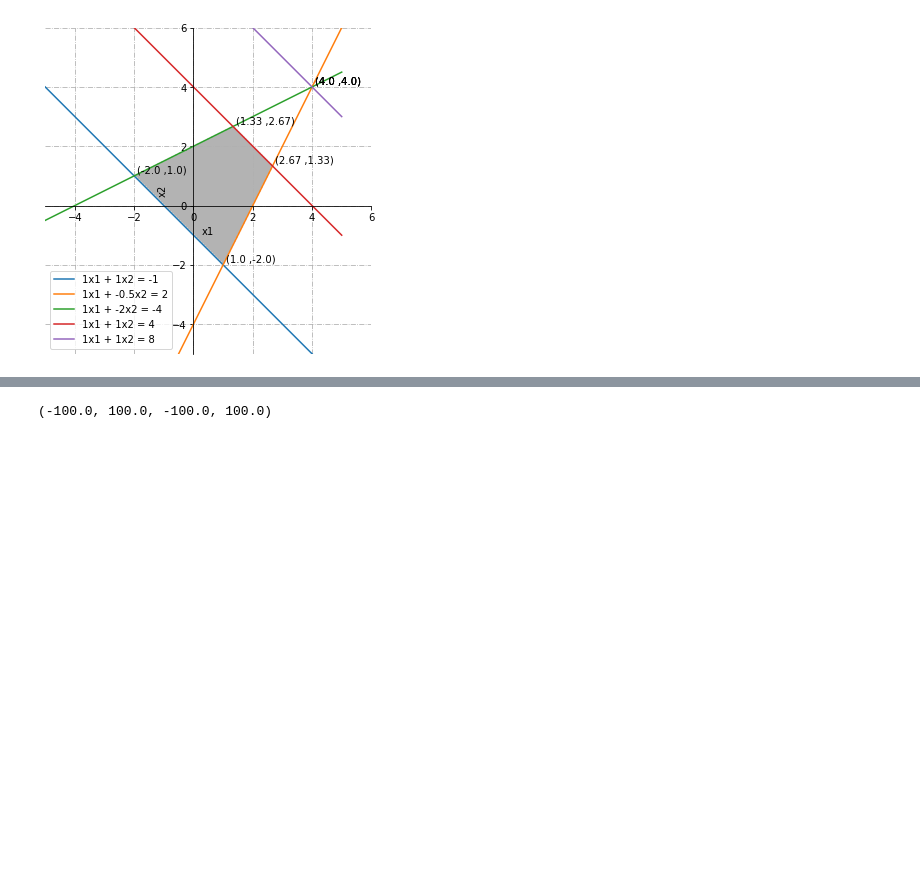
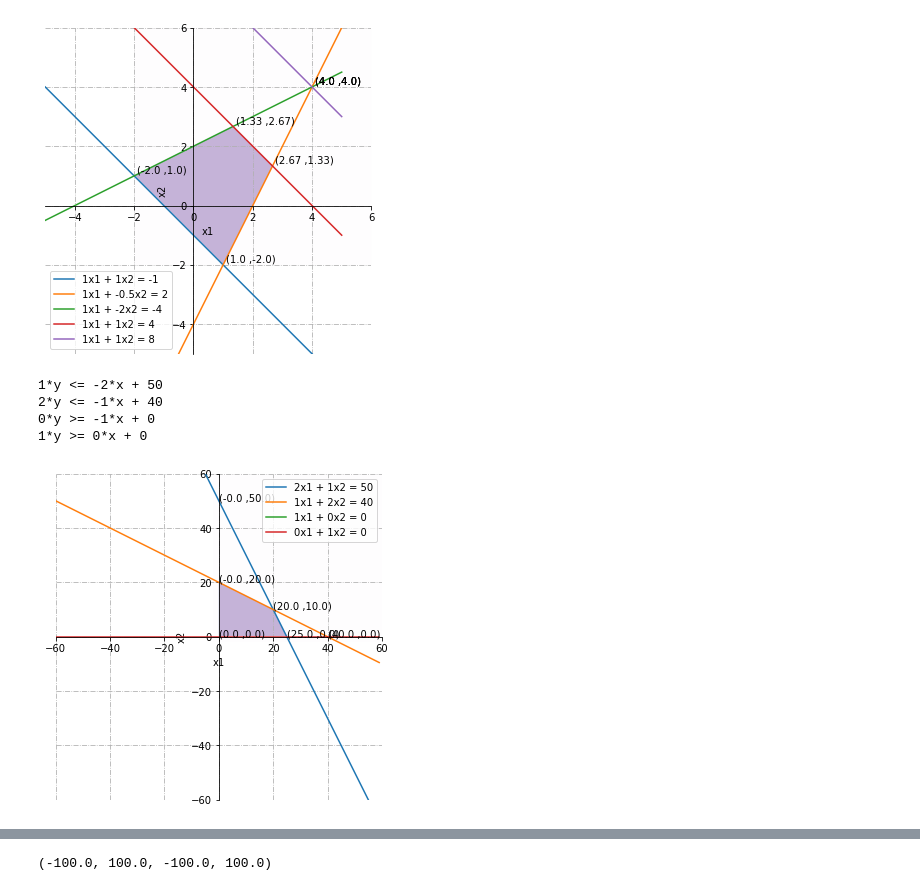
Before and after one commit to shrutiichandra/plotting-lines, a Jupyter notebook: plots.ipynb, the cells around one changed output, grey strips where cells are left out. Drawn from its saved outputs; the diff is of its cells as text; code cells hidden in the pictures; blank space fills up the shorter version.

Commit message:
added plots

```diff
--- a/plots.ipynb
+++ b/plots.ipynb
@@ -152,7 +154,7 @@ def plot_colour(lines,signs,ub=-5,lb=5):
 
     fig, ax = plt.subplots(figsize=(8,6))
 
-    d = np.linspace(-2,16,300)
+    d = np.linspace(-2,lb,300)
     x,y = np.meshgrid(d,d)
 
     plt.axis([ub, lb, ub, lb])
@@ -190,7 +192,7 @@ def plot_colour(lines,signs,ub=-5,lb=5):
         if a != b and b != c and a != -1:
             ax.annotate(a, xy=b, xytext=c)
 
-    plt.imshow(res.astype(int), extent=(x.min(),x.max(),y.min(),y.max()),origin="lower", cmap="Greys", alpha = 0.3)
+    plt.imshow(res.astype(int), extent=(x.min(),x.max(),y.min(),y.max()),origin="lower", cmap="Purples", alpha = 0.3)
     plt.xlabel('x1')
     plt.ylabel('x2')
     plt.grid(linestyle='dashdot')
@@ -207,3 +209,11 @@ ax = plot_colour([[1,1,-1],[1,-0.5,2],[1,-2,-4],[1,1,4],[1,1,8]],[0,1,0,1,1],lb=
 1*y <= -1*x + 4
 1*y <= -1*x + 8
 [figure]
+# %%
+plot_colour([[2,1,50],[1,2,40],[1,0,0],[0,1,0]],[1,1,0,0],lb=60,ub=-60)
+# %% [output]
+1*y <= -2*x + 50
+2*y <= -1*x + 40
+0*y >= -1*x + 0
+1*y >= 0*x + 0
+[figure, added]
```
Also changed, not shown: parts of 5 cells of this notebook.
